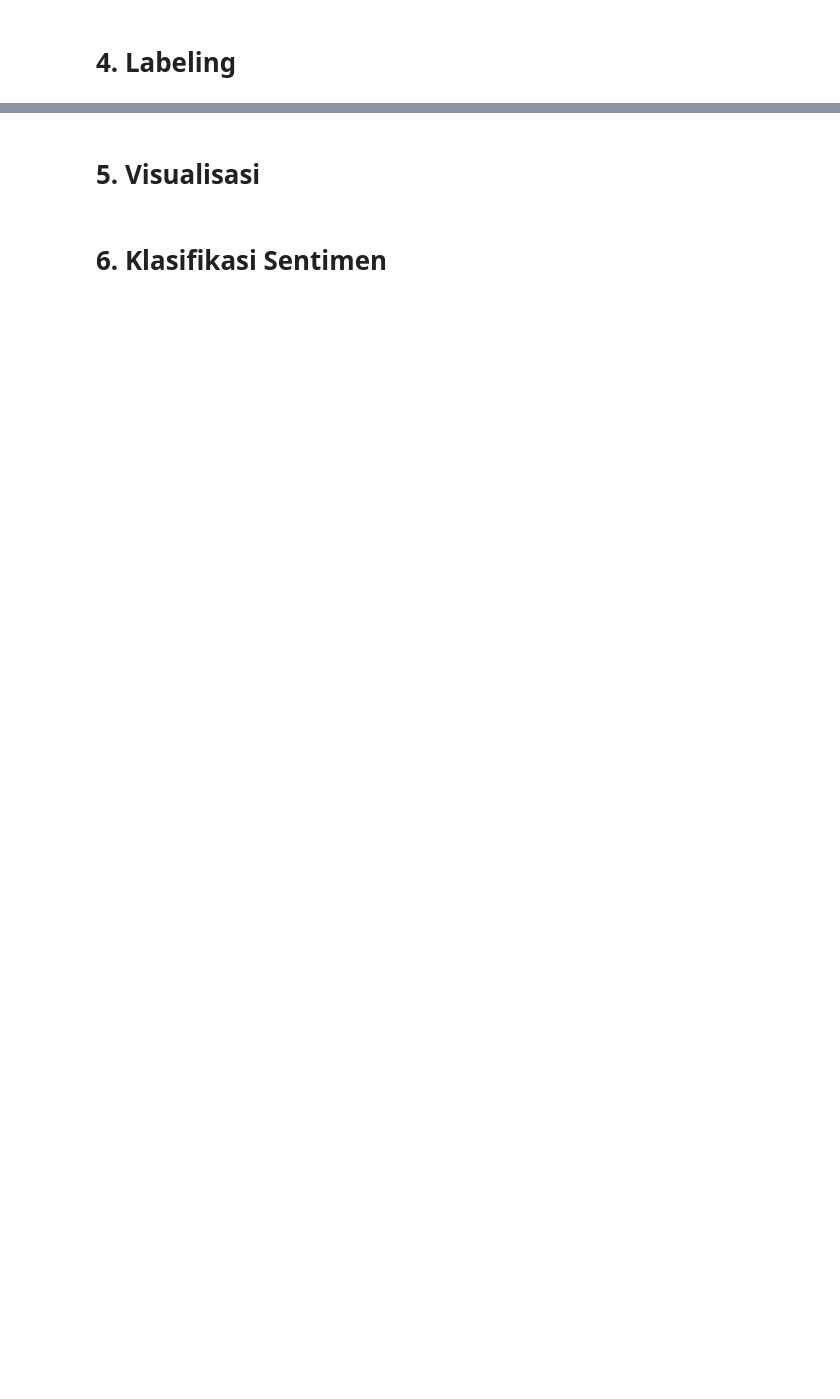
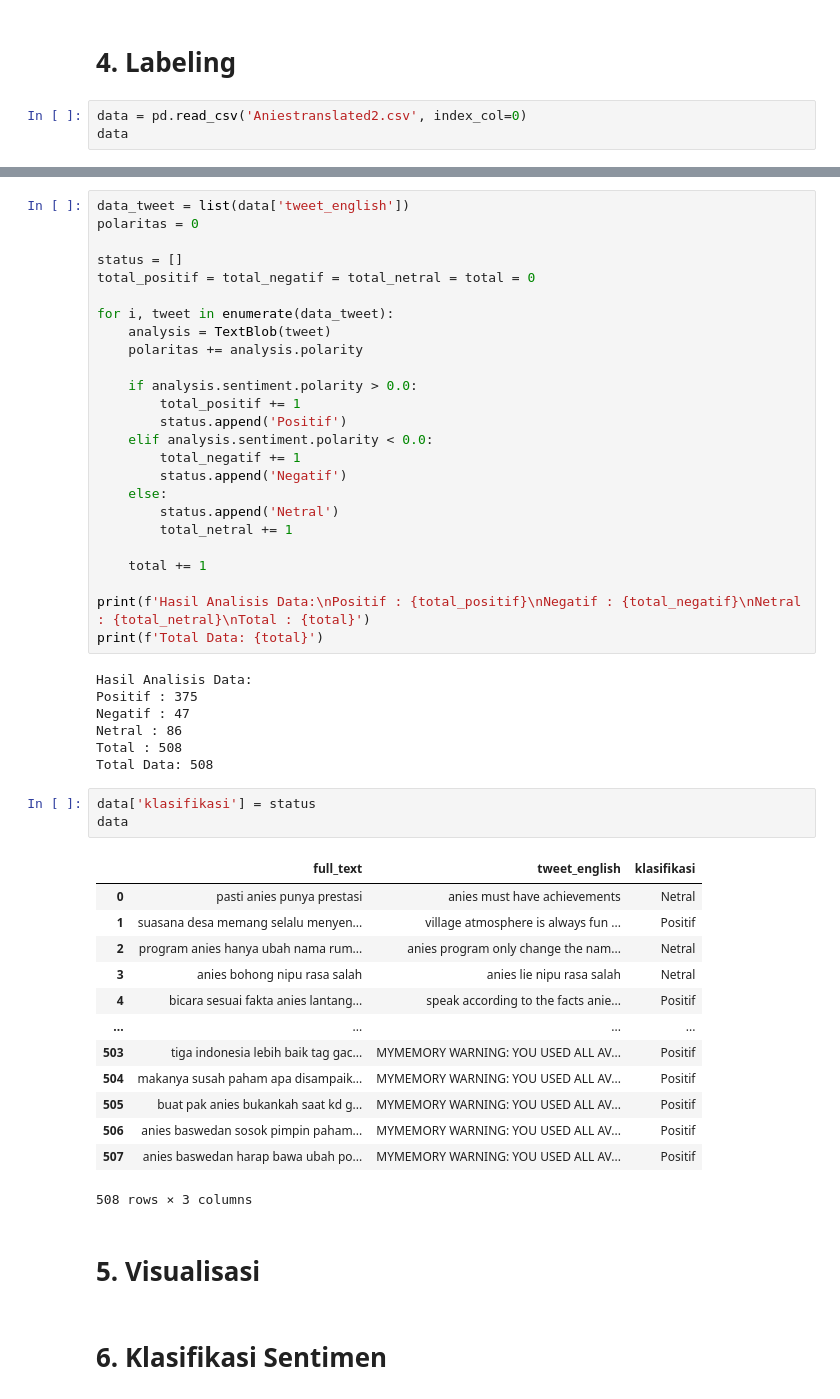
Before and after one commit to randi3281/anfipy, a Jupyter notebook: NB/projek2.ipynb, the cells around one changed output, grey strips where cells are left out. Saved outputs shown, nothing was run; the diff lists cells and outputs as text; blank space fills up the shorter version.

```diff
--- a/NB/projek2.ipynb
+++ b/NB/projek2.ipynb
@@ -284,2 +289,5 @@ data.to_csv('Aniestranslated.csv', index=False)
 # %% [markdown]
 # 4. Labeling
+# %%
+data = pd.read_csv('Aniestranslated2.csv', index_col=0)
+data
@@ -286,3 +347,52 @@ data.to_csv('Aniestranslated.csv', index=False)
+# %%
+data_tweet = list(data['tweet_english'])
+polaritas = 0
+
+status = []
+total_positif = total_negatif = total_netral = total = 0
+
+for i, tweet in enumerate(data_tweet):
+    analysis = TextBlob(tweet)
+    polaritas += analysis.polarity
+
+    if analysis.sentiment.polarity > 0.0:
+        total_positif += 1
+        status.append('Positif')
+    elif analysis.sentiment.polarity < 0.0:
+        total_negatif += 1
+        status.append('Negatif')
+    else:
+        status.append('Netral')
+        total_netral += 1
+
+    total += 1
+
+print(f'Hasil Analisis Data:\nPositif : {total_positif}\nNegatif : {total_negatif}\nNetral : {total_netral}\nTotal : {total}')
+print(f'Total Data: {total}')
+# %% [output]
+Hasil Analisis Data:
+Positif : 375
+Negatif : 47
+Netral : 86
+Total : 508
+Total Data: 508
+# %%
+data['klasifikasi'] = status
+data
+# %% [output]
+|  | full_text | tweet_english | klasifikasi |
+| 0 | pasti anies punya prestasi | anies must have achievements | Netral |
+| 1 | suasana desa memang selalu menyen... | village atmosphere is always fun ... | Positif |
+| 2 | program anies hanya ubah nama rum... | anies program only change the nam... | Netral |
+| 3 | anies bohong nipu rasa salah | anies lie nipu rasa salah | Netral |
+| 4 | bicara sesuai fakta anies lantang... | speak according to the facts anie... | Positif |
+| ... | ... | ... | ... |
+| 503 | tiga indonesia lebih baik tag gac... | MYMEMORY WARNING: YOU USED ALL AV... | Positif |
+| 504 | makanya susah paham apa disampaik... | MYMEMORY WARNING: YOU USED ALL AV... | Positif |
+| 505 | buat pak anies bukankah saat kd g... | MYMEMORY WARNING: YOU USED ALL AV... | Positif |
+| 506 | anies baswedan sosok pimpin paham... | MYMEMORY WARNING: YOU USED ALL AV... | Positif |
+| 507 | anies baswedan harap bawa ubah po... | MYMEMORY WARNING: YOU USED ALL AV... | Positif |
+508 rows × 3 columns
 # %% [markdown]
 # 5. Visualisasi
 # %% [markdown]
```
Also changed, not shown: parts of 7 cells of this notebook, 5 other files.
